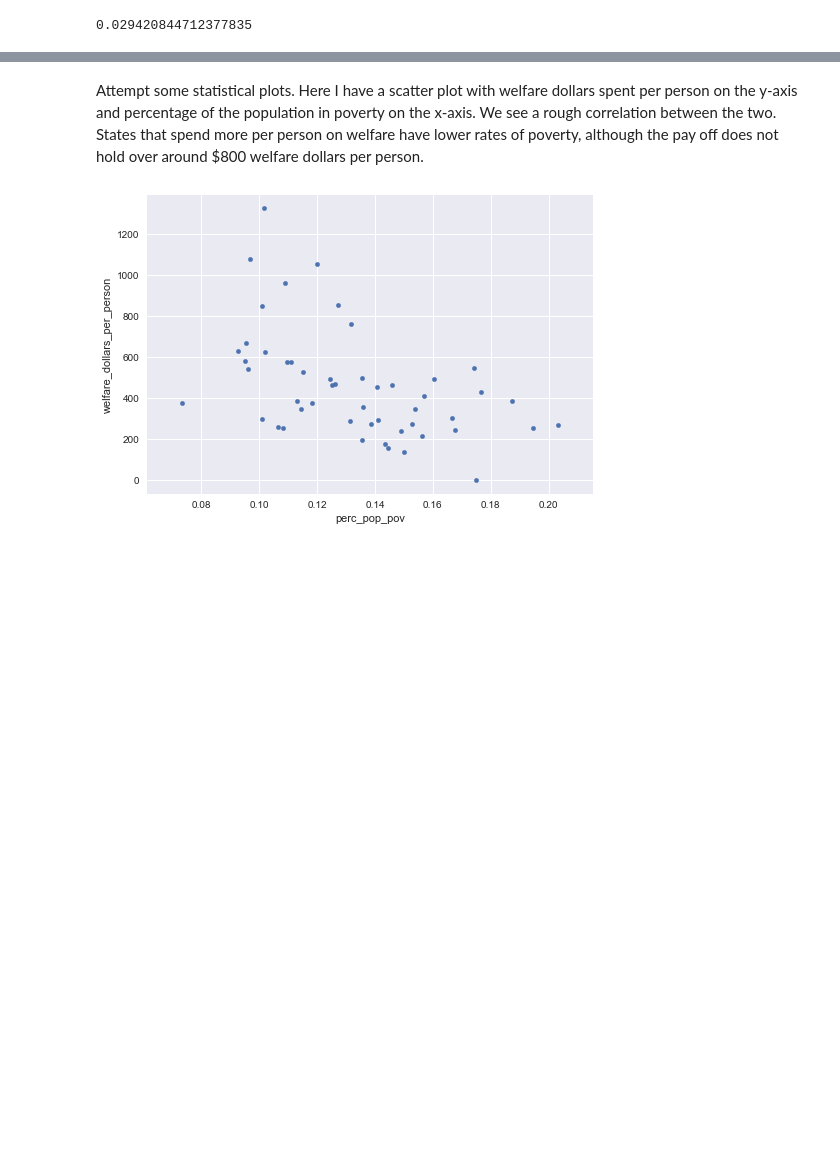
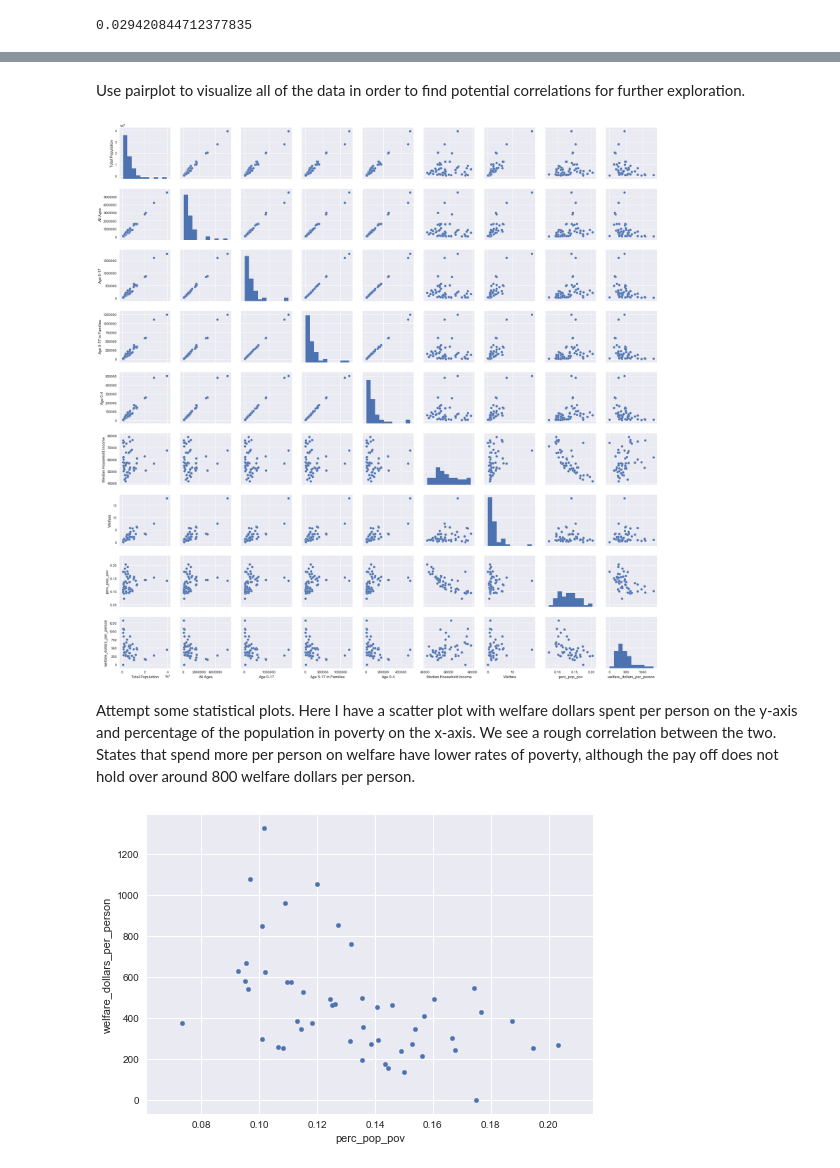
Before and after one commit to jarodjacobs/thinkful_challenge_u2l2_poverty, a Jupyter notebook: Thinkful - Challenge - Unit 2 Lesson 2.ipynb, the cells around one changed output, grey strips where cells are left out. Cells and saved outputs as stored; diff of their text form; code cells hidden in the pictures; blank space fills up the shorter version.

```diff
--- a/Thinkful - Challenge - Unit 2 Lesson 2.ipynb
+++ b/Thinkful - Challenge - Unit 2 Lesson 2.ipynb
@@ -230,8 +230,15 @@ poverty_sort_z.describe()
 | 50% | 4.561135e+06 | 6.026255e+05 | 1.787390e+05 | 1.206285e+05 | 52646.500000 | 56468.500000 | 1.400000 | ... |
 | 75% | 7.187861e+06 | 9.145350e+05 | 3.065190e+05 | 2.108338e+05 | 90467.000000 | 65684.250000 | 3.275000 | ... |
 | max | 3.929648e+07 | 5.527621e+06 | 1.782764e+06 | 1.242780e+06 | 502432.000000 | 78787.000000 | 17.800000 | ... |
+# %% [markdown]
+Use pairplot to visualize all of the data in order to find potential correlations for further exploration.
+# %%
+sns.pairplot(poverty_sort)
+plt.show()
+# %% [output]
+[figure, added]
 # %% [markdown]
-Attempt some statistical plots. Here I have a scatter plot with welfare dollars spent per person on the y-axis and percentage of the population in poverty on the x-axis. We see a rough correlation between the two. States that spend more per person on welfare have lower rates of poverty, although the pay off does not hold over around $800 welfare dollars per person.
+Attempt some statistical plots. Here I have a scatter plot with welfare dollars spent per person on the y-axis and percentage of the population in poverty on the x-axis. We see a rough correlation between the two. States that spend more per person on welfare have lower rates of poverty, although the pay off does not hold over around 800 welfare dollars per person.
 # %%
 poverty_sort.plot.scatter('perc_pop_pov', 'welfare_dollars_per_person')
 plt.show()
```
Also changed, not shown: parts of 2 cells of this notebook.
